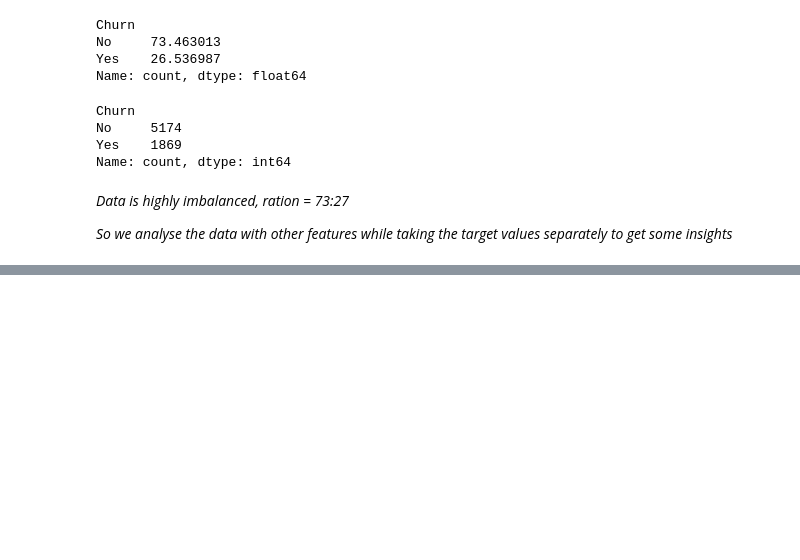
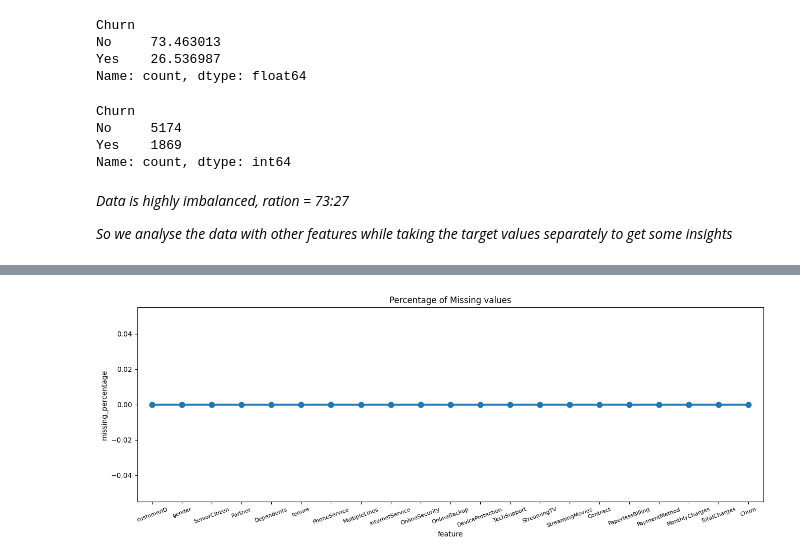
Before and after one commit to aguechfirass100/customer-churn-prediction-telecom, a Jupyter notebook: notebooks/churn_prediction_model.ipynb, the cells around one changed output, grey strips where cells are left out. Drawn from its saved outputs; the diff is of its cells as text; code cells hidden in the pictures; blank space fills up the shorter version.

Commit message:
handling missing data & Cleaning the Data

```diff
--- a/notebooks/churn_prediction_model.ipynb
+++ b/notebooks/churn_prediction_model.ipynb
@@ -107,0 +129,12 @@ Name: count, dtype: int64
+# %%
+# This piece of code can be used for any EDA use cases
+missing = pd.DataFrame((telco_base_data.isnull().sum()) * 100 / telco_base_data.shape[0]).reset_index()
+missing.columns = ['feature', 'missing_percentage']
+
+plt.figure(figsize=(16, 5))
+ax = sns.pointplot(x='feature', y='missing_percentage', data=missing)
+plt.xticks(rotation=20, fontsize=8)
+plt.title("Percentage of Missing values")
+plt.show()
+# %% [output]
+[figure, added]
```
Also changed, not shown: parts of 19 cells of this notebook.
